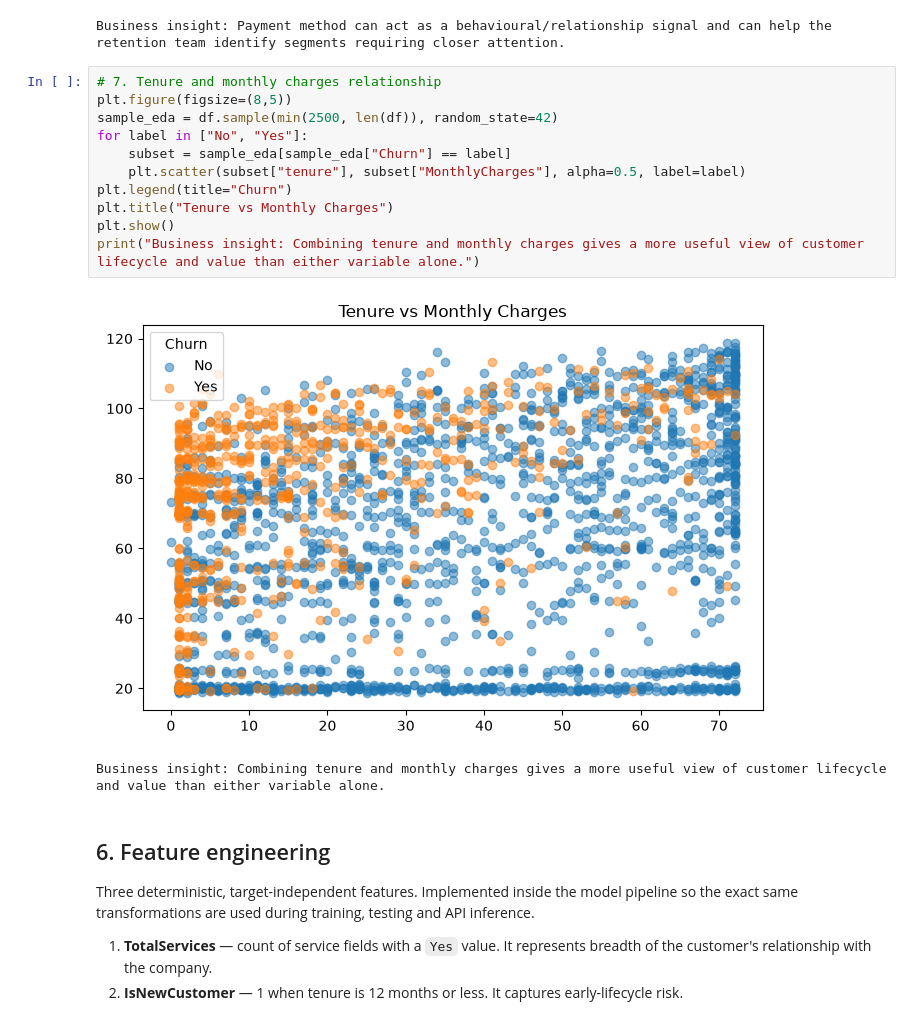
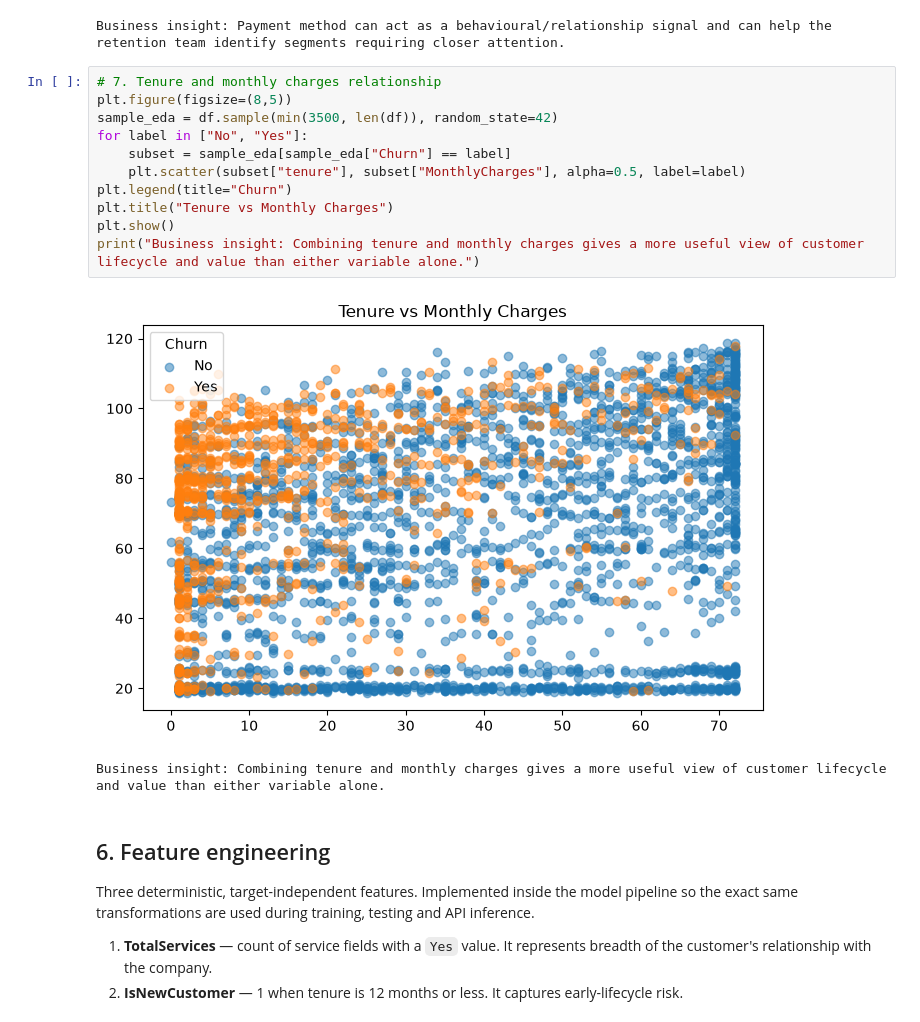
Before and after one commit to NRAJKU/NAGP-assignment2-customer_data_churn, a Jupyter notebook: notebook/churn_analysis.ipynb, the cells around one changed output. Saved outputs shown, nothing was run; the diff lists cells and outputs as text.

```diff
--- a/notebook/churn_analysis.ipynb
+++ b/notebook/churn_analysis.ipynb
@@ -247,16 +247,16 @@ Business insight: Payment method can act as a behavioural/relationship signal an
 # %%
 # 7. Tenure and monthly charges relationship
 plt.figure(figsize=(8,5))
-sample_eda = df.sample(min(2500, len(df)), random_state=42)
+sample_eda = df.sample(min(3500, len(df)), random_state=42)
 for label in ["No", "Yes"]:
     subset = sample_eda[sample_eda["Churn"] == label]
     plt.scatter(subset["tenure"], subset["MonthlyCharges"], alpha=0.5, label=label)
 plt.legend(title="Churn")
 plt.title("Tenure vs Monthly Charges")
 plt.show()
 print("Business insight: Combining tenure and monthly charges gives a more useful view of customer lifecycle and value than either variable alone.")
 # %% [output]
-[figure, old version]
+[figure, new version]
 Business insight: Combining tenure and monthly charges gives a more useful view of customer lifecycle and value than either variable alone.
 # %% [markdown]
 ## 6. Feature engineering
```
Also changed, not shown: 1 other file.
